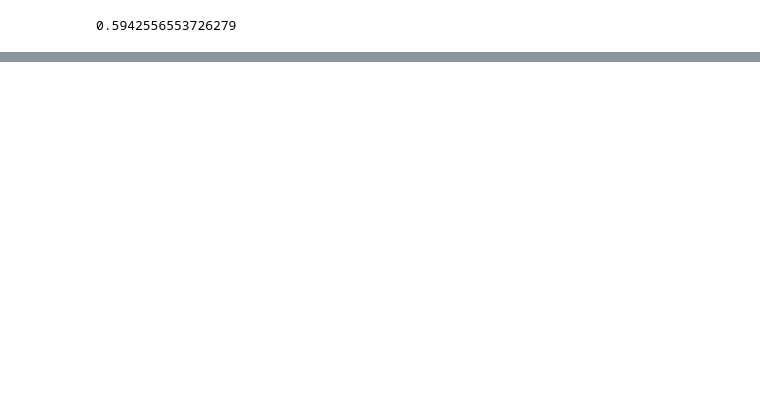
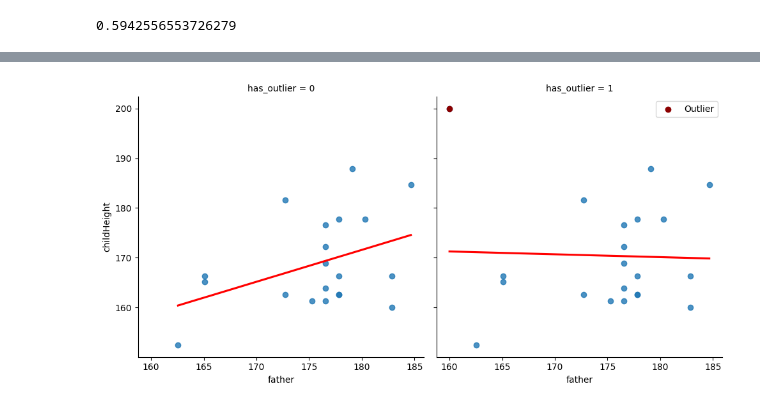
Before and after one commit to Void-CA/Linear-Regression, a Jupyter notebook: linearRegression.ipynb, the cells around one changed output, grey strips where cells are left out. Saved outputs shown, nothing was run; the diff lists cells and outputs as text; code cells hidden in the pictures; blank space fills up the shorter version.

```diff
--- a/linearRegression.ipynb
+++ b/linearRegression.ipynb
@@ -230,0 +358,18 @@ print(model_gender.rsquared)
+# %%
+from scripts.not_shown_cells import get_outlier_df
+
+outlier_df = get_outlier_df(exploratory_data)
+outlier_df.loc[len(outlier_df)] = [160,200,1]
+
+sns.lmplot(x="father",
+           y="childHeight",
+           data=outlier_df,
+           ci=None,
+           line_kws={'color' : 'red'},
+           col="has_outlier")
+
+plt.scatter(160, 200, color='darkred', label='Outlier')
+plt.legend()
+plt.show()
+# %% [output]
+[figure, added]
```
Also changed, not shown: parts of 25 cells of this notebook, 2 other files.
